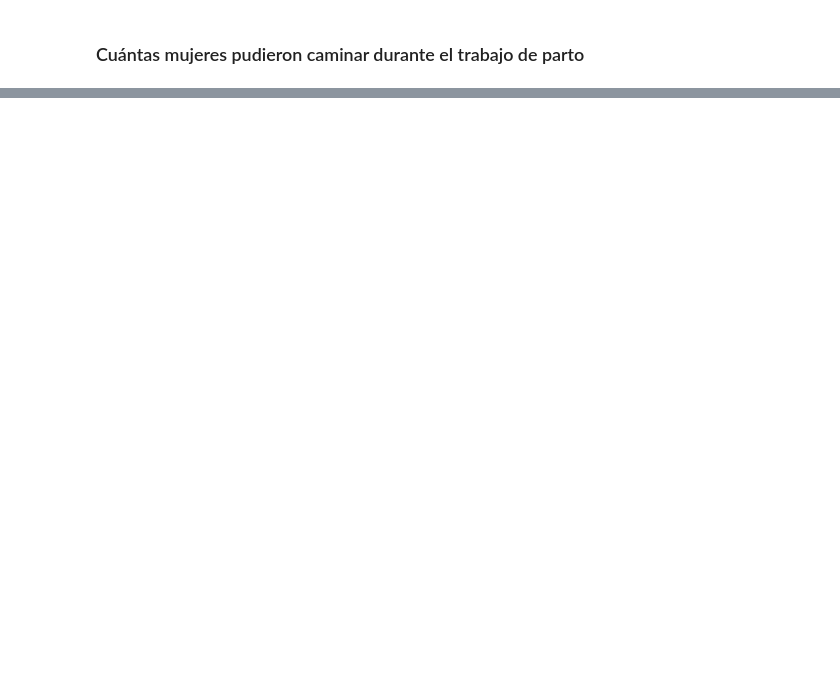
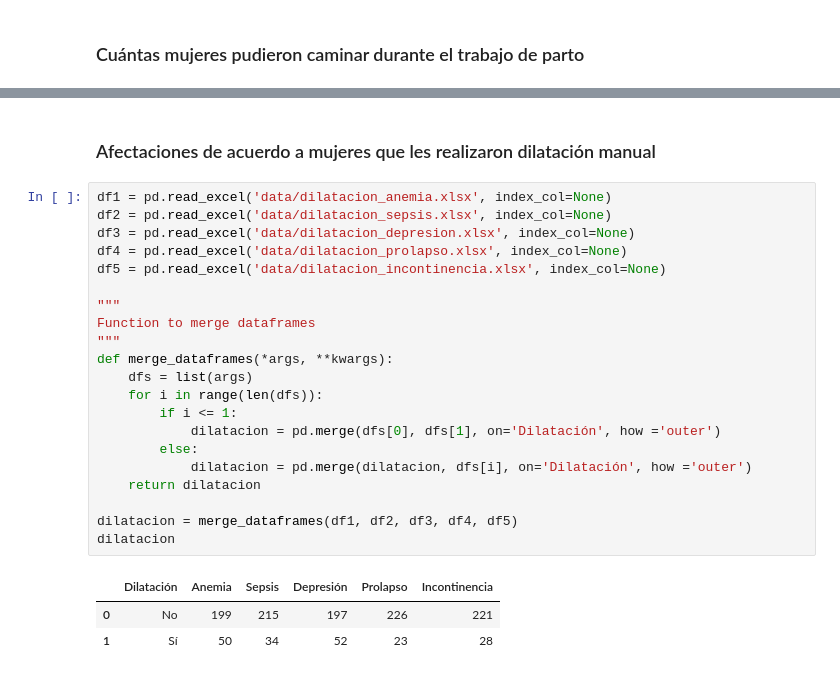
Before and after one commit to DataCritica/violencia-obstetrica-cuba, a Jupyter notebook: dataviz.ipynb, the cells around one changed output, grey strips where cells are left out. Drawn from its saved outputs; the diff is of its cells as text; blank space fills up the shorter version.

```diff
--- a/dataviz.ipynb
+++ b/dataviz.ipynb
@@ -491,0 +802,27 @@ fig.show()
+# %% [markdown]
+### Afectaciones de acuerdo a mujeres que les realizaron dilatación manual
+# %%
+df1 = pd.read_excel('data/dilatacion_anemia.xlsx', index_col=None)
+df2 = pd.read_excel('data/dilatacion_sepsis.xlsx', index_col=None)
+df3 = pd.read_excel('data/dilatacion_depresion.xlsx', index_col=None)
+df4 = pd.read_excel('data/dilatacion_prolapso.xlsx', index_col=None)
+df5 = pd.read_excel('data/dilatacion_incontinencia.xlsx', index_col=None)
+
+"""
+Function to merge dataframes
+"""
+def merge_dataframes(*args, **kwargs):
+    dfs = list(args)
+    for i in range(len(dfs)):
+        if i <= 1:
+            dilatacion = pd.merge(dfs[0], dfs[1], on='Dilatación', how ='outer')
+        else:
+            dilatacion = pd.merge(dilatacion, dfs[i], on='Dilatación', how ='outer')
+    return dilatacion
+
+dilatacion = merge_dataframes(df1, df2, df3, df4, df5)
+dilatacion
+# %% [output]
+|  | Dilatación | Anemia | Sepsis | Depresión | Prolapso | Incontinencia |
+| 0 | No | 199 | 215 | 197 | 226 | 221 |
+| 1 | Sí | 50 | 34 | 52 | 23 | 28 |
```
Also changed, not shown: parts of 31 cells of this notebook, 12 other files.
